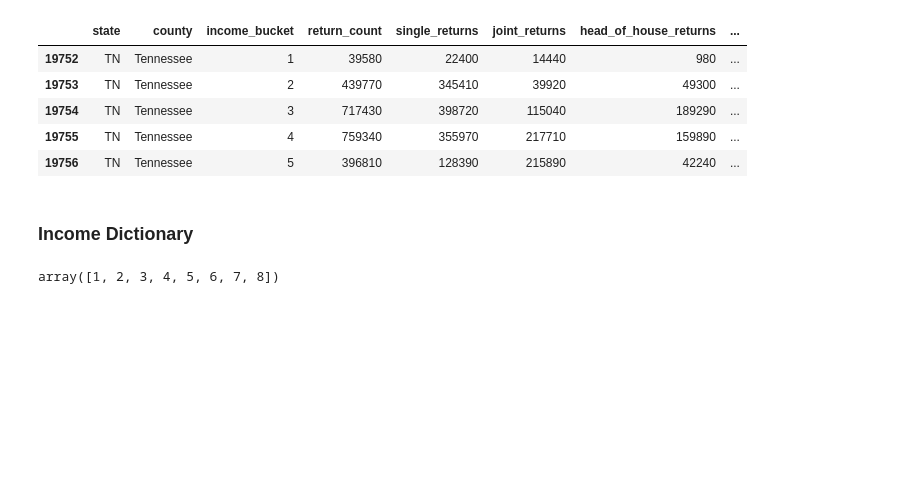
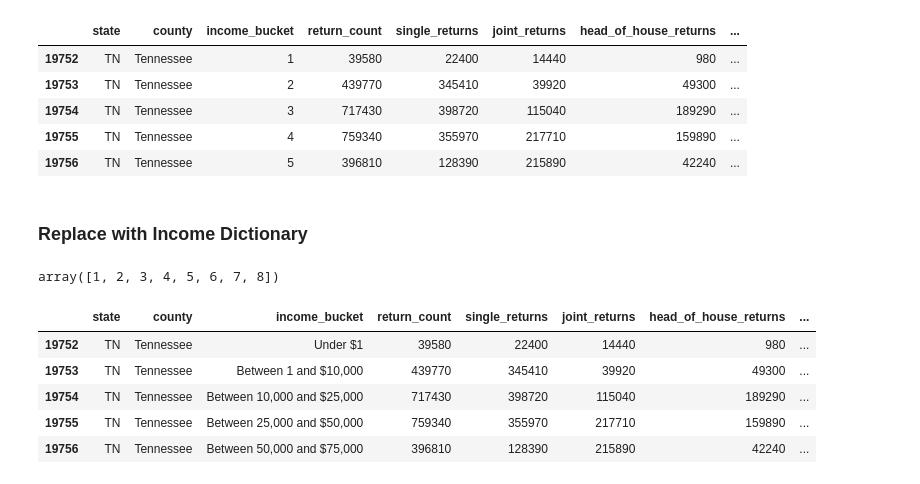
Before and after one commit to nehasawhney/vanderbilt-data-essentials-cohort-2, a Jupyter notebook: HealthCareCostAnalysis_DSE_Module_Project.ipynb, the cells around one changed output. Saved outputs shown, nothing was run; the diff lists cells and outputs as text; code cells hidden in the pictures; blank space fills up the shorter version.

```diff
--- a/HealthCareCostAnalysis_DSE_Module_Project.ipynb
+++ b/HealthCareCostAnalysis_DSE_Module_Project.ipynb
@@ -340,4 +340,4 @@ Final_CleanData_income.head()
 | 19755 | TN | Tennessee | 4 | 759340 | 355970 | 217710 | 159890 | ... |
 | 19756 | TN | Tennessee | 5 | 396810 | 128390 | 215890 | 42240 | ... |
 # %% [markdown]
-### Income Dictionary
+### Replace with Income Dictionary
@@ -354,0 +360,9 @@ income_dict = { 1:'Total', 2:'Under $1', 3:'Between 1 and $10,000', 4:'Between 1
+# %%
+Final_CleanData_income.head()
+# %% [output]
+|  | state | county | income_bucket | return_count | single_returns | joint_returns | head_of_house_returns | ... |
+| 19752 | TN | Tennessee | Under $1 | 39580 | 22400 | 14440 | 980 | ... |
+| 19753 | TN | Tennessee | Between 1 and $10,000 | 439770 | 345410 | 39920 | 49300 | ... |
+| 19754 | TN | Tennessee | Between 10,000 and $25,000 | 717430 | 398720 | 115040 | 189290 | ... |
+| 19755 | TN | Tennessee | Between 25,000 and $50,000 | 759340 | 355970 | 217710 | 159890 | ... |
+| 19756 | TN | Tennessee | Between 50,000 and $75,000 | 396810 | 128390 | 215890 | 42240 | ... |
```
Also changed, not shown: parts of 15 cells of this notebook.
